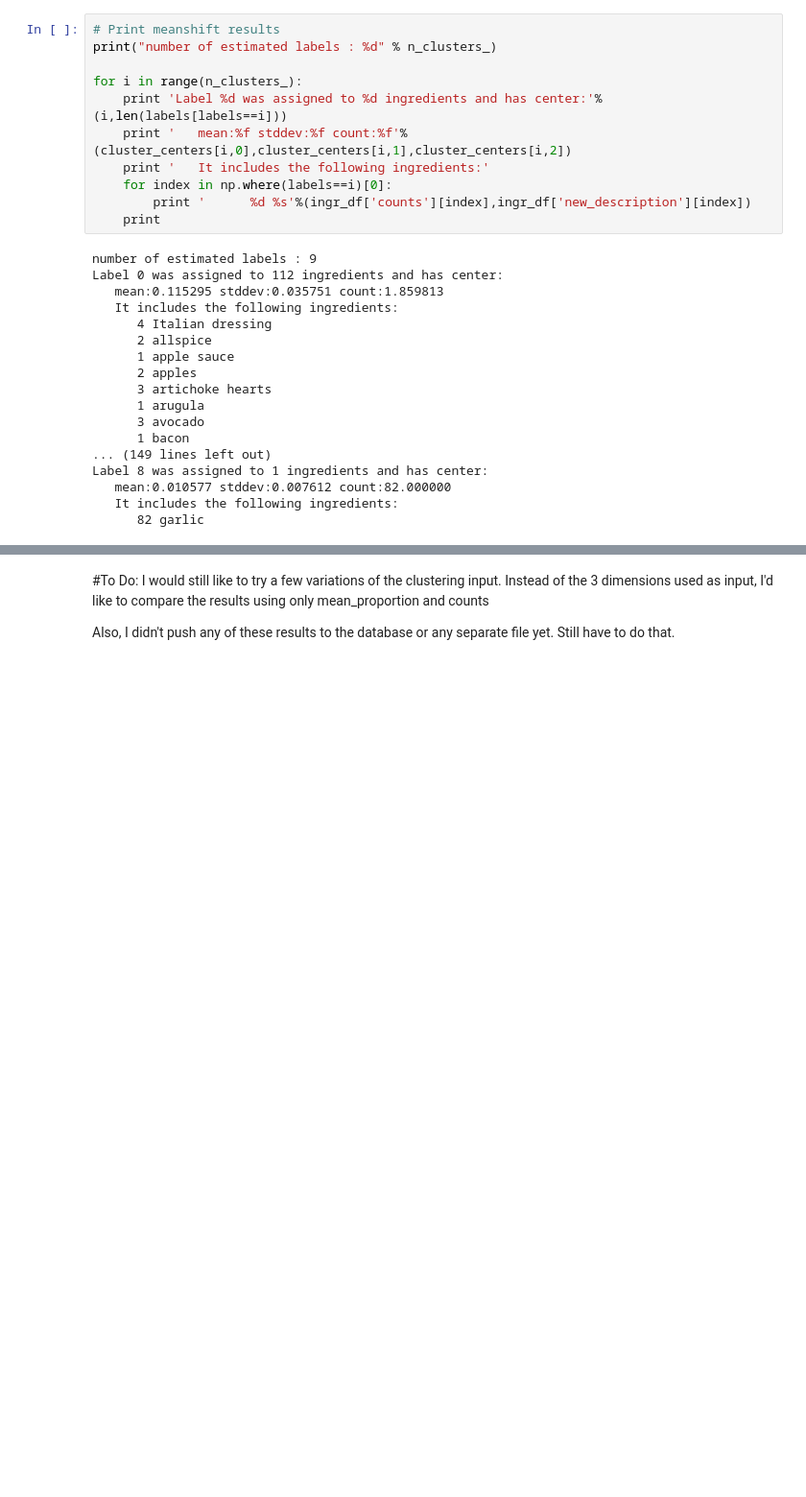
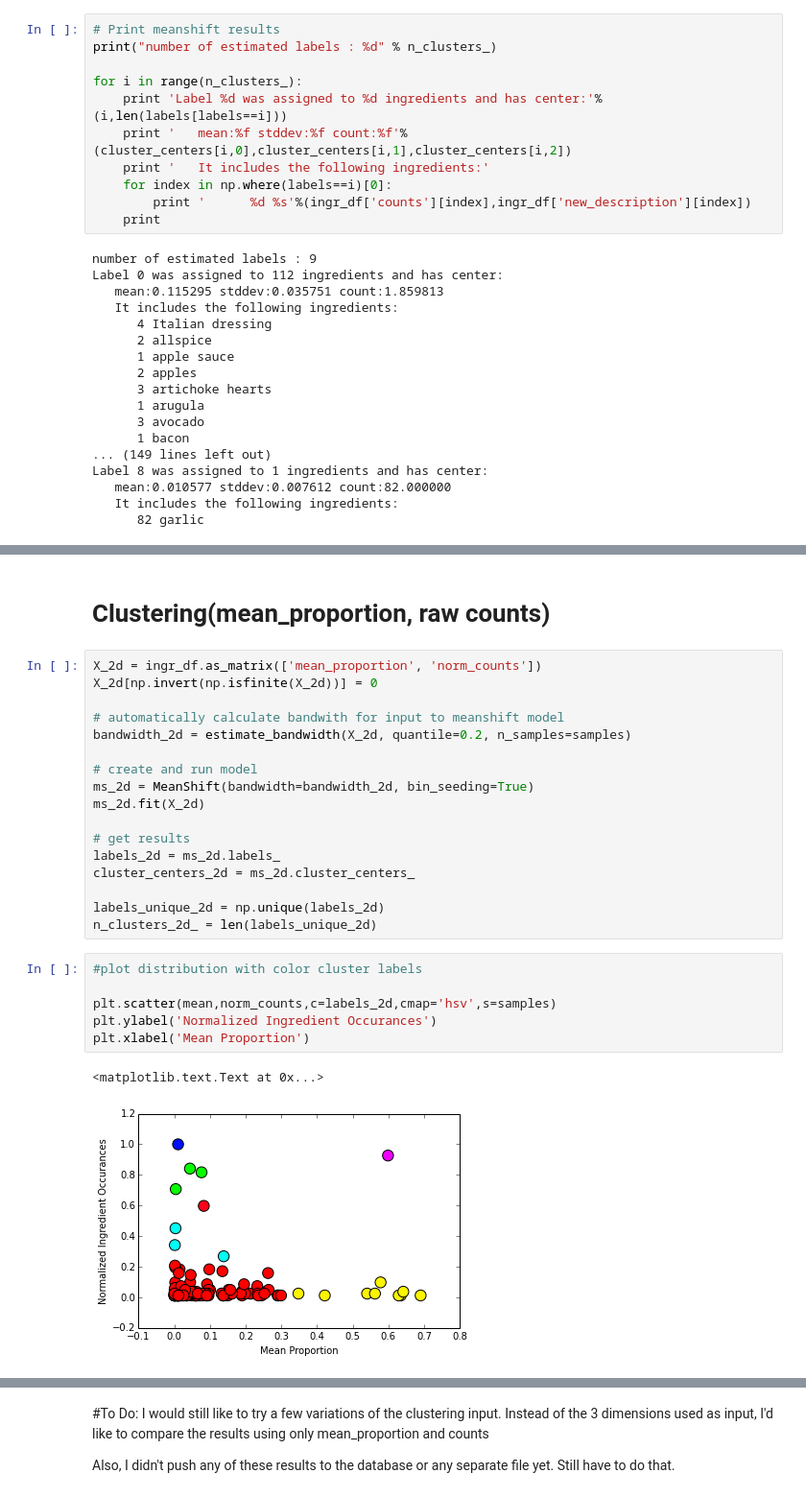
Before and after one commit to danjump/recipe_optimizer, a Jupyter notebook: ingredient_proportion_clustering.ipynb, the cells around one changed output, grey strips where cells are left out. Shown at 96% size. Drawn from its saved outputs; the diff is of its cells as text; blank space fills up the shorter version.

```diff
--- a/ingredient_proportion_clustering.ipynb
+++ b/ingredient_proportion_clustering.ipynb
@@ -180,0 +251,28 @@ So while I expected to cluster similar types of ingredients, then choose the top
+# %% [markdown]
+# Clustering(mean_proportion, raw counts)
+# %%
+X_2d = ingr_df.as_matrix(['mean_proportion', 'norm_counts'])
+X_2d[np.invert(np.isfinite(X_2d))] = 0
+
+# automatically calculate bandwith for input to meanshift model
+bandwidth_2d = estimate_bandwidth(X_2d, quantile=0.2, n_samples=samples)
+
+# create and run model
+ms_2d = MeanShift(bandwidth=bandwidth_2d, bin_seeding=True)
+ms_2d.fit(X_2d)
+
+# get results
+labels_2d = ms_2d.labels_
+cluster_centers_2d = ms_2d.cluster_centers_
+
+labels_unique_2d = np.unique(labels_2d)
+n_clusters_2d_ = len(labels_unique_2d)
+# %%
+#plot distribution with color cluster labels
+
+plt.scatter(mean,norm_counts,c=labels_2d,cmap='hsv',s=samples)
+plt.ylabel('Normalized Ingredient Occurances')
+plt.xlabel('Mean Proportion')
+# %% [output]
+<matplotlib.text.Text at 0x...>
+[figure, added]
```
Also changed, not shown: parts of 15 cells of this notebook.
